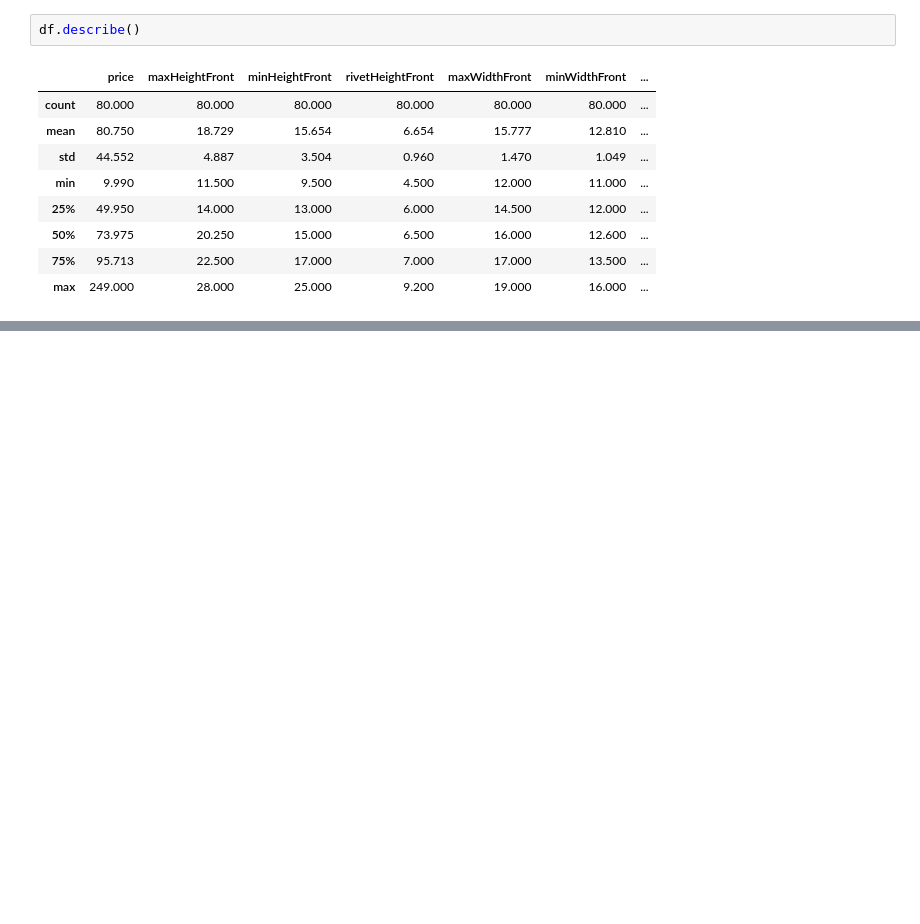
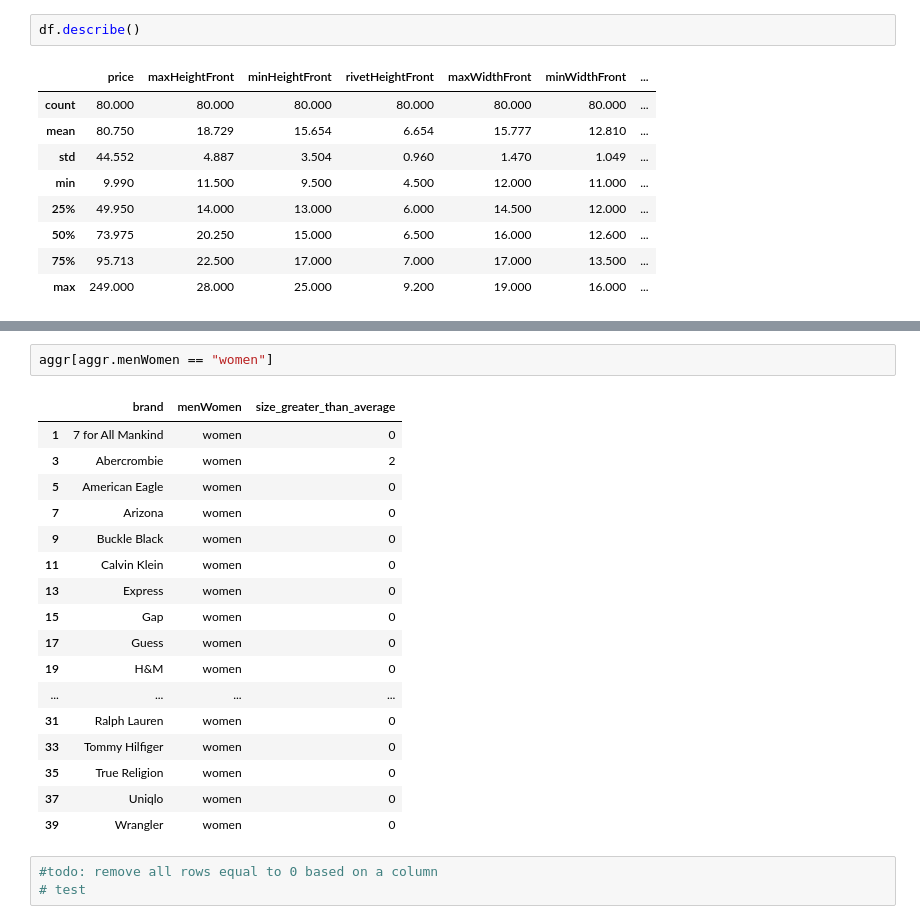
Before and after one commit to wimlds/berlin-tdd-workshop, a Jupyter notebook: EDA.ipynb, the cells around one changed output, grey strips where cells are left out. Cells and saved outputs as stored; diff of their text form; blank space fills up the shorter version.

Commit message:
added second test that will fail and cleaned up notebooks

```diff
--- a/EDA.ipynb
+++ b/EDA.ipynb
@@ -66,0 +220,23 @@ df.describe()
+# %%
+aggr[aggr.menWomen == "women"]
+# %% [output]
+|  | brand | menWomen | size_greater_than_average |
+| 1 | 7 for All Mankind | women | 0 |
+| 3 | Abercrombie | women | 2 |
+| 5 | American Eagle | women | 0 |
+| 7 | Arizona | women | 0 |
+| 9 | Buckle Black | women | 0 |
+| 11 | Calvin Klein | women | 0 |
+| 13 | Express | women | 0 |
+| 15 | Gap | women | 0 |
+| 17 | Guess | women | 0 |
+| 19 | H&M | women | 0 |
+| ... | ... | ... | ... |
+| 31 | Ralph Lauren | women | 0 |
+| 33 | Tommy Hilfiger | women | 0 |
+| 35 | True Religion | women | 0 |
+| 37 | Uniqlo | women | 0 |
+| 39 | Wrangler | women | 0 |
+# %%
+#todo: remove all rows equal to 0 based on a column
+# test
```
Also changed, not shown: parts of 37 cells of this notebook, 3 other files.
